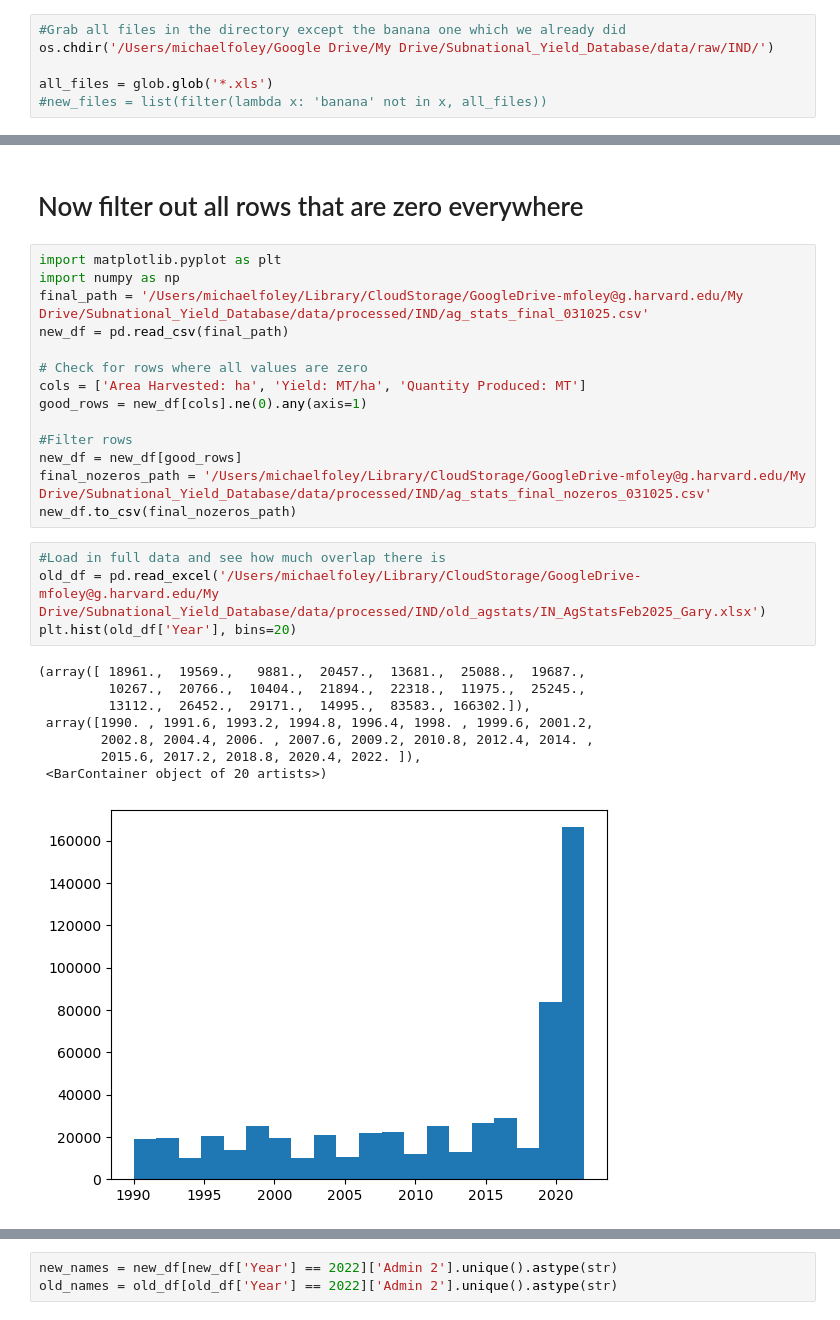
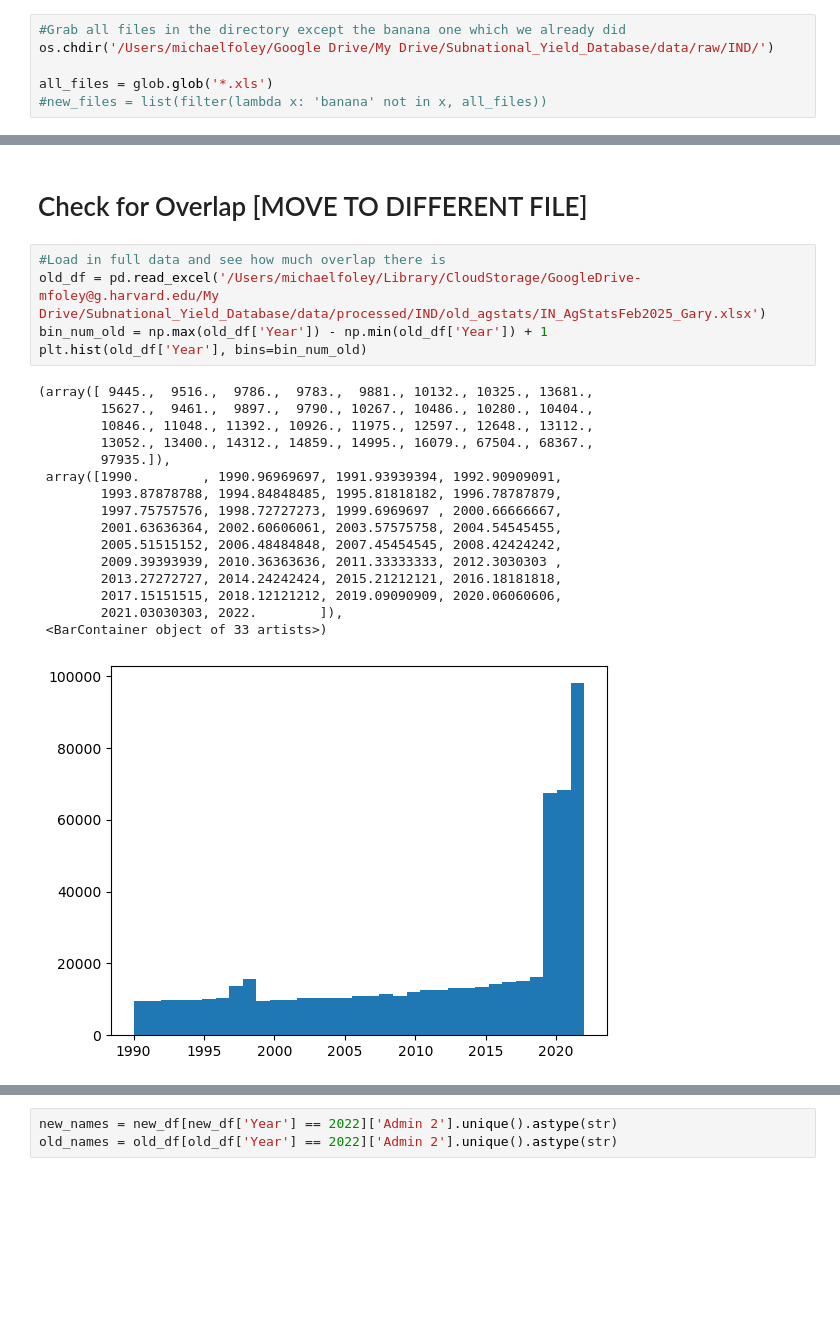
Before and after one commit to michaelmfoley/india_hybrid_methodology, a Jupyter notebook: mike/india_crop_combine_general.ipynb, the cells around one changed output, grey strips where cells are left out. Saved outputs shown, nothing was run; the diff lists cells and outputs as text; blank space fills up the shorter version.

```diff
--- a/mike/india_crop_combine_general.ipynb
+++ b/mike/india_crop_combine_general.ipynb
@@ -652,29 +744,24 @@ shutil.copyfile('/Users/michaelfoley/Library/CloudStorage/GoogleDrive-mfoley@g.h
-# %% [markdown]
-# Now filter out all rows that are zero everywhere
-# %%
-import matplotlib.pyplot as plt
-import numpy as np
-final_path = '/Users/michaelfoley/Library/CloudStorage/GoogleDrive-mfoley@g.harvard.edu/My Drive/Subnational_Yield_Database/data/processed/IND/ag_stats_final_031025.csv'
-new_df = pd.read_csv(final_path)
-
-# Check for rows where all values are zero
-cols = ['Area Harvested: ha', 'Yield: MT/ha', 'Quantity Produced: MT']
-good_rows = new_df[cols].ne(0).any(axis=1)
-
-#Filter rows
-new_df = new_df[good_rows]
-final_nozeros_path = '/Users/michaelfoley/Library/CloudStorage/GoogleDrive-mfoley@g.harvard.edu/My Drive/Subnational_Yield_Database/data/processed/IND/ag_stats_final_nozeros_031025.csv'
-new_df.to_csv(final_nozeros_path)
+# %% [markdown]
+# Check for Overlap [MOVE TO DIFFERENT FILE]
 # %%
 #Load in full data and see how much overlap there is
 old_df = pd.read_excel('/Users/michaelfoley/Library/CloudStorage/GoogleDrive-mfoley@g.harvard.edu/My Drive/Subnational_Yield_Database/data/processed/IND/old_agstats/IN_AgStatsFeb2025_Gary.xlsx')
-plt.hist(old_df['Year'], bins=20)
+bin_num_old = np.max(old_df['Year']) - np.min(old_df['Year']) + 1
+plt.hist(old_df['Year'], bins=bin_num_old)
 # %% [output]
-(array([ 18961.,  19569.,   9881.,  20457.,  13681.,  25088.,  19687.,
-         10267.,  20766.,  10404.,  21894.,  22318.,  11975.,  25245.,
-         13112.,  26452.,  29171.,  14995.,  83583., 166302.]),
- array([1990. , 1991.6, 1993.2, 1994.8, 1996.4, 1998. , 1999.6, 2001.2,
-        2002.8, 2004.4, 2006. , 2007.6, 2009.2, 2010.8, 2012.4, 2014. ,
-        2015.6, 2017.2, 2018.8, 2020.4, 2022. ]),
- <BarContainer object of 20 artists>)
+(array([ 9445.,  9516.,  9786.,  9783.,  9881., 10132., 10325., 13681.,
+        15627.,  9461.,  9897.,  9790., 10267., 10486., 10280., 10404.,
+        10846., 11048., 11392., 10926., 11975., 12597., 12648., 13112.,
+        13052., 13400., 14312., 14859., 14995., 16079., 67504., 68367.,
+        97935.]),
+ array([1990.        , 1990.96969697, 1991.93939394, 1992.90909091,
+        1993.87878788, 1994.84848485, 1995.81818182, 1996.78787879,
+        1997.75757576, 1998.72727273, 1999.6969697 , 2000.66666667,
+        2001.63636364, 2002.60606061, 2003.57575758, 2004.54545455,
+        2005.51515152, 2006.48484848, 2007.45454545, 2008.42424242,
+        2009.39393939, 2010.36363636, 2011.33333333, 2012.3030303 ,
+        2013.27272727, 2014.24242424, 2015.21212121, 2016.18181818,
+        2017.15151515, 2018.12121212, 2019.09090909, 2020.06060606,
+        2021.03030303, 2022.        ]),
+ <BarContainer object of 33 artists>)
-[figure, old version]
+[figure, new version]
```
Also changed, not shown: parts of 23 cells of this notebook, 10 other files.
